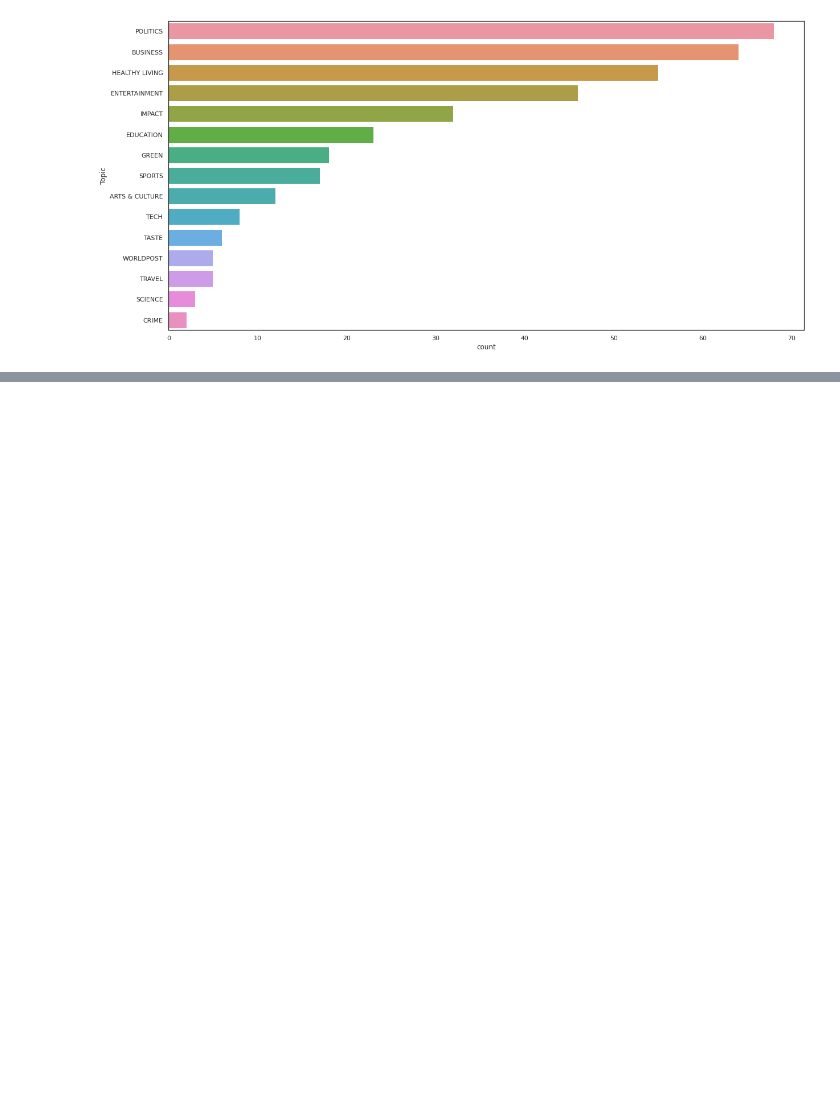
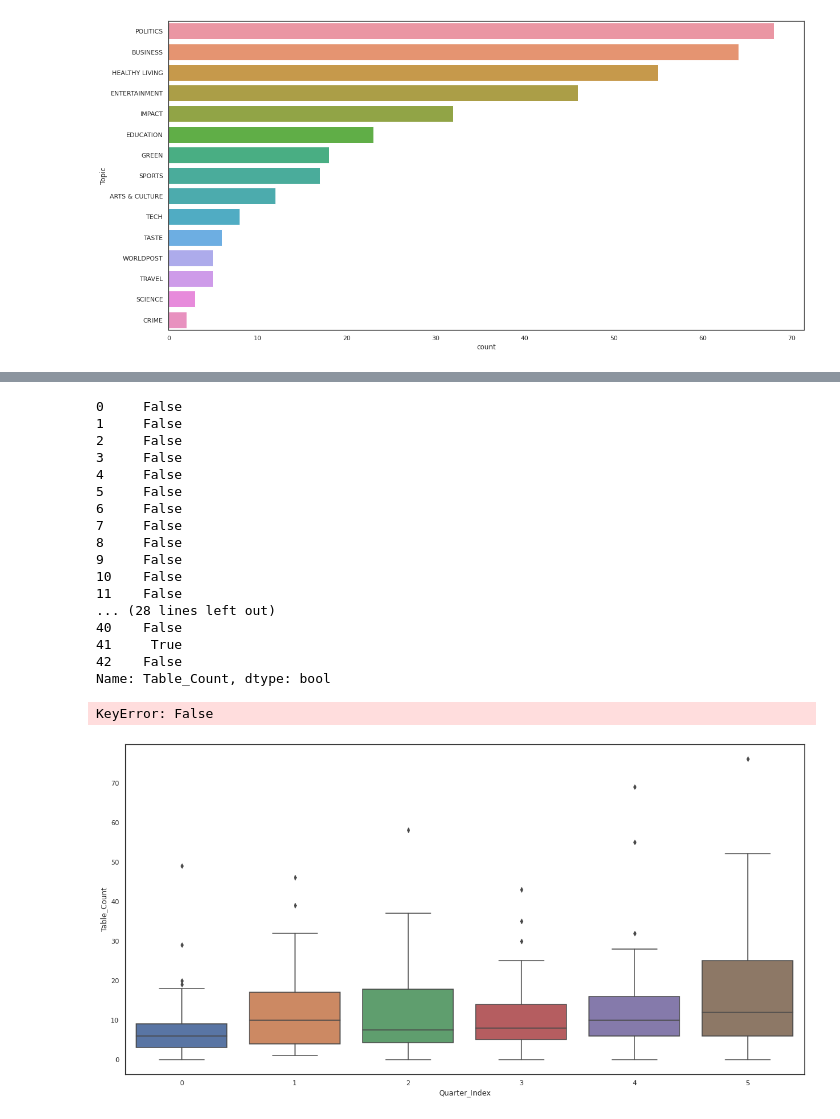
Before and after one commit to jchung01/COGS108-Project-Copy, a Jupyter notebook: EDACheckpointGroup096-Fa21.ipynb, the cells around one changed output, grey strips where cells are left out. Saved outputs shown, nothing was run; the diff lists cells and outputs as text; code cells hidden in the pictures; blank space fills up the shorter version.

```diff
--- a/EDACheckpointGroup096-Fa21.ipynb
+++ b/EDACheckpointGroup096-Fa21.ipynb
@@ -143,0 +146,25 @@ sns.countplot(x='Topic',data=df, hue='Year', order=df['Topic'].value_counts().in
+# %%
+sns.boxplot(x='Quarter_Index', y='Table_Count', data=df)
+outliers = [y for stat in boxplot_stats(df[df['Quarter_Index'] == 1]['Table_Count']) for y in stat['fliers']]
+print(df[df['Quarter_Index'] == 1]['Table_Count'].isin(outliers))
+df[df['Quarter_Index' == 1][df[df['Quarter_Index'] == 1]['Table_Count'].isin(outliers)]]['Special']
+# %% [output]
+0     False
+1     False
+2     False
+3     False
+4     False
+5     False
+6     False
+7     False
+8     False
+9     False
+10    False
+11    False
+... (28 lines left out)
+40    False
+41     True
+42    False
+Name: Table_Count, dtype: bool
+KeyError: False
+[figure, added]
```
Also changed, not shown: parts of 7 cells of this notebook, 2 other files.
